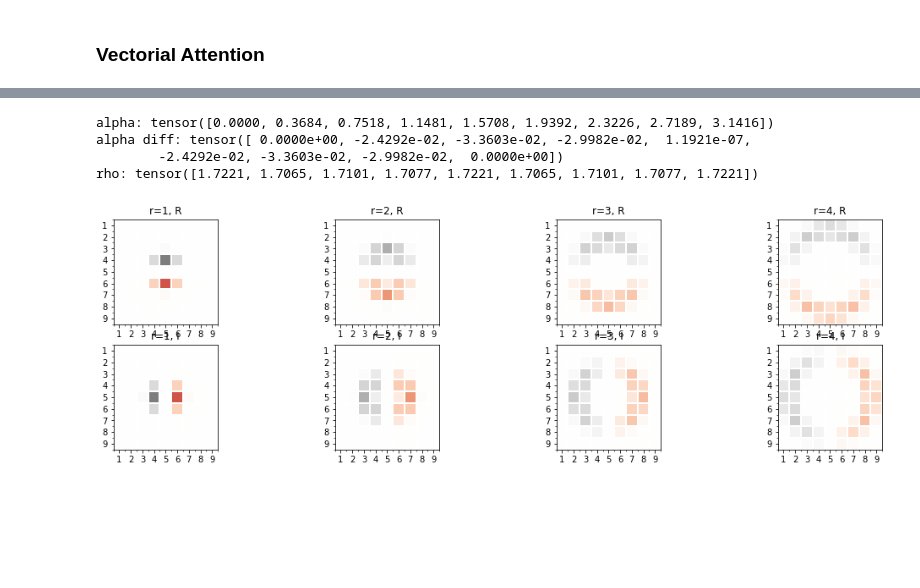
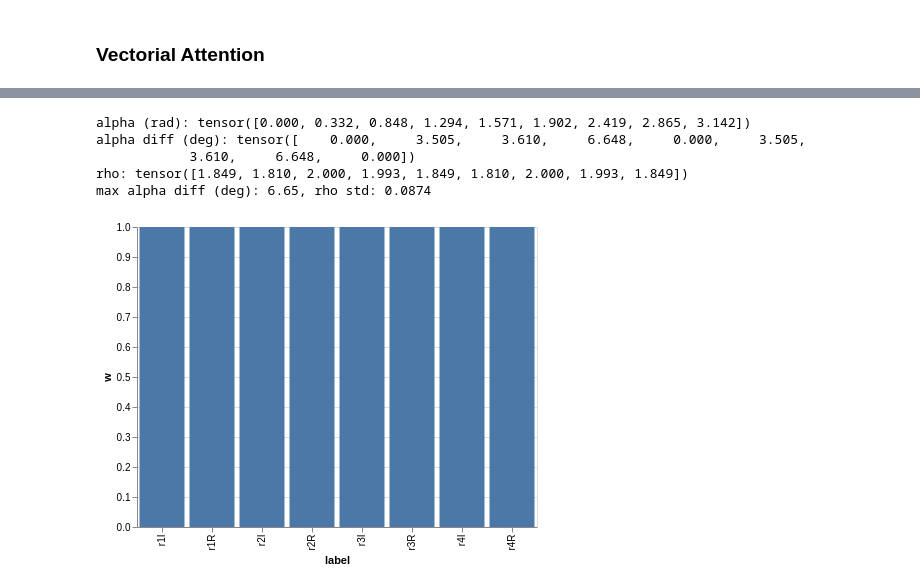
Before and after one commit to gabriel-lepetitaimon/steered-fcnn, a Jupyter notebook: notebooks/ImplementationCheck/OrientationAttention.ipynb, the cells around one changed output, grey strips where cells are left out. Drawn from its saved outputs; the diff is of its cells as text; code cells hidden in the pictures; blank space fills up the shorter version.

```diff
--- a/notebooks/ImplementationCheck/OrientationAttention.ipynb
+++ b/notebooks/ImplementationCheck/OrientationAttention.ipynb
@@ -59,21 +96,20 @@ ortho_base = OrthoKernelBase.from_steerable(4)
 # %%
-w = torch.abs(ortho_base.create_weights(1,1))
-v = ortho_base.ortho_conv2d(rotations[:,None], w, padding='true').squeeze()
+w = torch.ones((1,1,8))#ortho_base.create_weights(1,1)
+v = ortho_base.ortho_conv2d(noise_rot[:,None], w, padding='valid').squeeze()
 alpha = torch.atan2(v[1], v[0])
 rho = torch.linalg.norm(v, dim=0)
+alpha_diff = abs(((alpha-alpha[0])%(2*np.pi))-torch.Tensor(alphas))*180/np.pi
 
-print('alpha:', (alpha-alpha[0])%(2*np.pi))
-print('alpha diff:', ((alpha-alpha[0])%(2*np.pi))-torch.Tensor(alphas))
+print('alpha (rad):', (alpha-alpha[0])%(2*np.pi))
+print('alpha diff (deg):', alpha_diff)
 print('rho:', rho)
+
+print(f'max alpha diff (deg): {alpha_diff.max():.2f}, rho std: {rho.std():.4f}')
+alt.Chart(weights).mark_bar().encode(x='label:N', y='w:Q')
 # %% [output]
-alpha: tensor([0.0000, 0.3684, 0.7518, 1.1481, 1.5708, 1.9392, 2.3226, 2.7189, 3.1416])
-alpha diff: tensor([ 0.0000e+00, -2.4292e-02, -3.3603e-02, -2.9982e-02,  1.1921e-07,
-        -2.4292e-02, -3.3603e-02, -2.9982e-02,  0.0000e+00])
-rho: tensor([1.7221, 1.7065, 1.7101, 1.7077, 1.7221, 1.7065, 1.7101, 1.7077, 1.7221])
+alpha (rad): tensor([0.000, 0.332, 0.848, 1.294, 1.571, 1.902, 2.419, 2.865, 3.142])
+alpha diff (deg): tensor([    0.000,     3.505,     3.610,     6.648,     0.000,     3.505,
+            3.610,     6.648,     0.000])
+rho: tensor([1.849, 1.810, 2.000, 1.993, 1.849, 1.810, 2.000, 1.993, 1.849])
+max alpha diff (deg): 6.65, rho std: 0.0874
+[figure, added]
-# %%
-fig, axs = plt.subplots(2,4)
-for i in range(8):
-    plot_filter(ortho_base.base[i], plot=axs[i//4][i%4], vmax=1)
-    axs[i//4][i%4].set_title(f'r={i%4+1}, {"I" if i>=4 else "R"}')
-# %% [output]
-[figure, removed]
```
Also changed, not shown: parts of 7 cells of this notebook, 13 other files.
